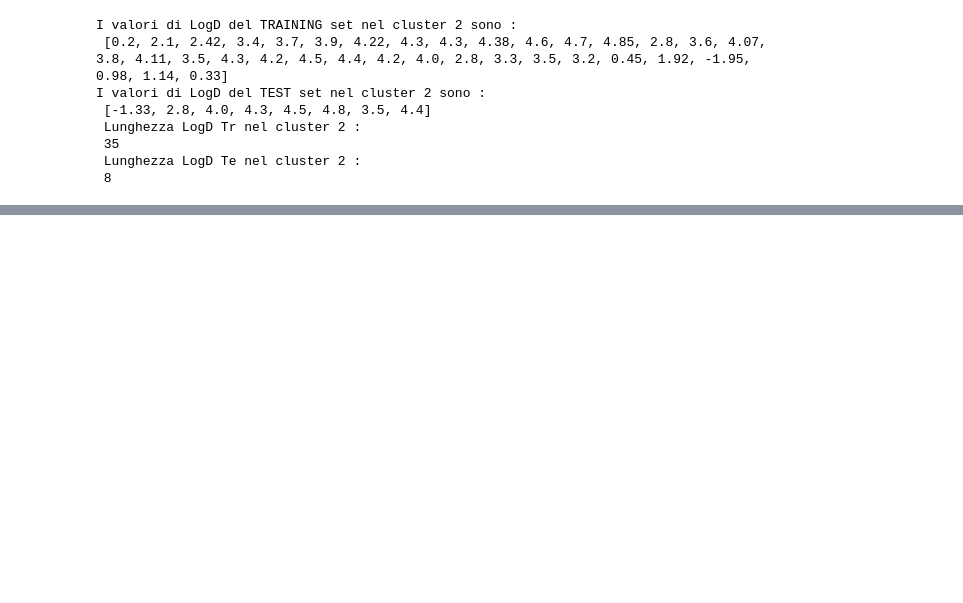
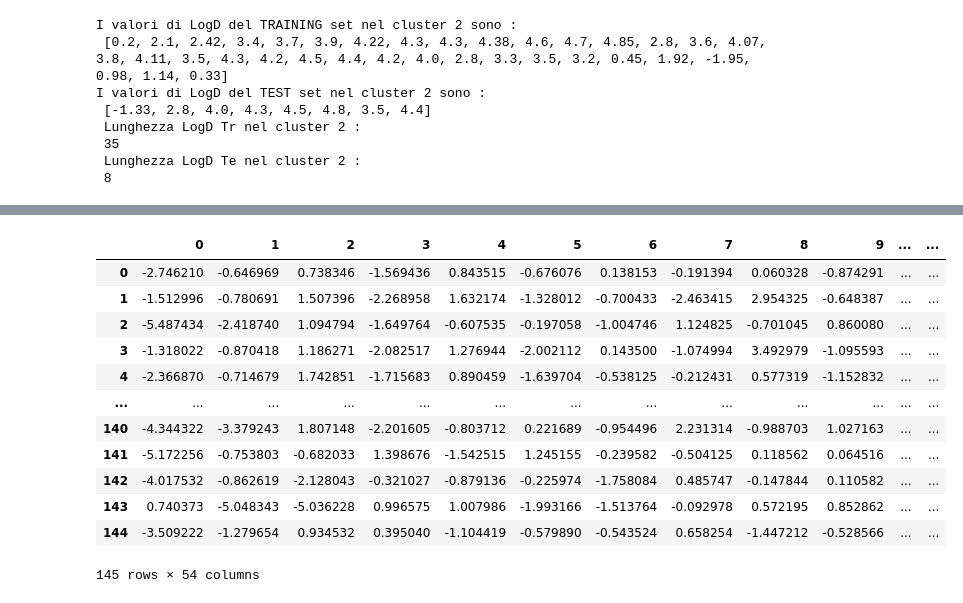
Before and after one commit to lstorchi/mllogdp, a Jupyter notebook: TEST_spartizione_TrTe_cluster_53_comps.ipynb, the cells around one changed output, grey strips where cells are left out. Cells and saved outputs as stored; diff of their text form; code cells hidden in the pictures; blank space fills up the shorter version.

```diff
--- a/TEST_spartizione_TrTe_cluster_53_comps.ipynb
+++ b/TEST_spartizione_TrTe_cluster_53_comps.ipynb
@@ -652,0 +868,19 @@ I valori di LogD del TEST set nel cluster 2 sono :
+# %%
+# creazione dataframe unitario con valori di x e y riferiti alle molecole nel te set nel cluster 0
+TE_cluster_0_tabella = pd.DataFrame( X_0_TE )
+TE_cluster_0_tabella['Y_0_Te'] = Y_0_Te
+TE_cluster_0_tabella
+# %% [output]
+|  | 0 | 1 | 2 | 3 | 4 | 5 | 6 | 7 | 8 | 9 | ... | ... |
+| 0 | -2.746210 | -0.646969 | 0.738346 | -1.569436 | 0.843515 | -0.676076 | 0.138153 | -0.191394 | 0.060328 | -0.874291 | ... | ... |
+| 1 | -1.512996 | -0.780691 | 1.507396 | -2.268958 | 1.632174 | -1.328012 | -0.700433 | -2.463415 | 2.954325 | -0.648387 | ... | ... |
+| 2 | -5.487434 | -2.418740 | 1.094794 | -1.649764 | -0.607535 | -0.197058 | -1.004746 | 1.124825 | -0.701045 | 0.860080 | ... | ... |
+| 3 | -1.318022 | -0.870418 | 1.186271 | -2.082517 | 1.276944 | -2.002112 | 0.143500 | -1.074994 | 3.492979 | -1.095593 | ... | ... |
+| 4 | -2.366870 | -0.714679 | 1.742851 | -1.715683 | 0.890459 | -1.639704 | -0.538125 | -0.212431 | 0.577319 | -1.152832 | ... | ... |
+| ... | ... | ... | ... | ... | ... | ... | ... | ... | ... | ... | ... | ... |
+| 140 | -4.344322 | -3.379243 | 1.807148 | -2.201605 | -0.803712 | 0.221689 | -0.954496 | 2.231314 | -0.988703 | 1.027163 | ... | ... |
+| 141 | -5.172256 | -0.753803 | -0.682033 | 1.398676 | -1.542515 | 1.245155 | -0.239582 | -0.504125 | 0.118562 | 0.064516 | ... | ... |
+| 142 | -4.017532 | -0.862619 | -2.128043 | -0.321027 | -0.879136 | -0.225974 | -1.758084 | 0.485747 | -0.147844 | 0.110582 | ... | ... |
+| 143 | 0.740373 | -5.048343 | -5.036228 | 0.996575 | 1.007986 | -1.993166 | -1.513764 | -0.092978 | 0.572195 | 0.852862 | ... | ... |
+| 144 | -3.509222 | -1.279654 | 0.934532 | 0.395040 | -1.104419 | -0.579890 | -0.543524 | 0.658254 | -1.447212 | -0.528566 | ... | ... |
+145 rows × 54 columns
```
Also changed, not shown: parts of 35 cells of this notebook.
